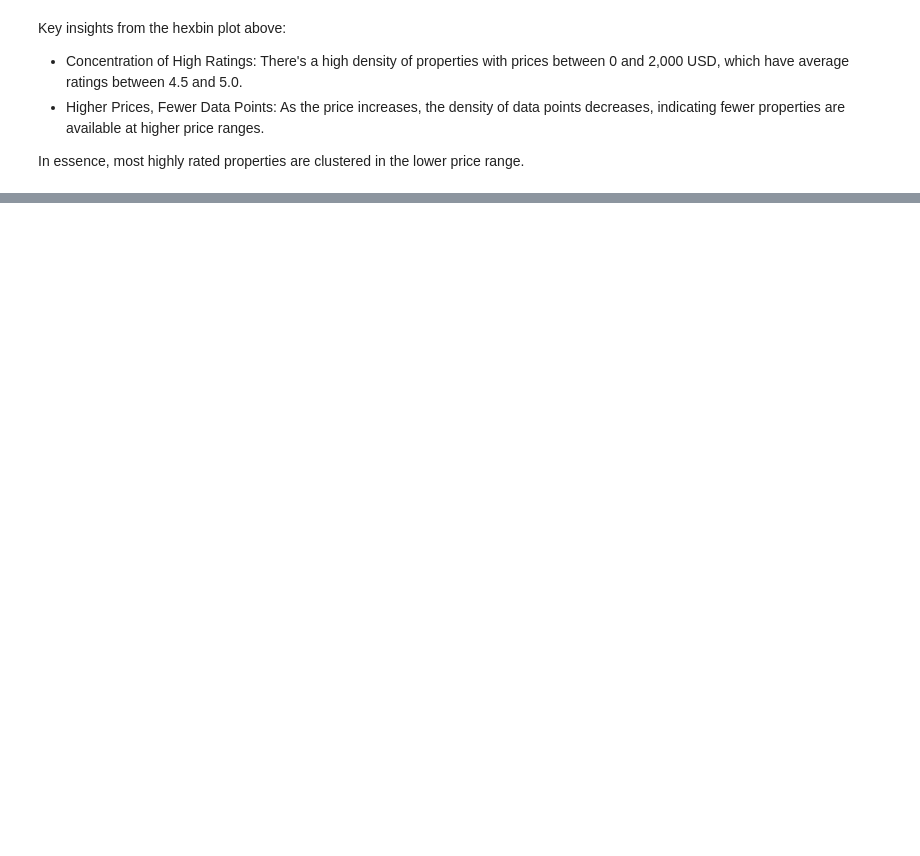
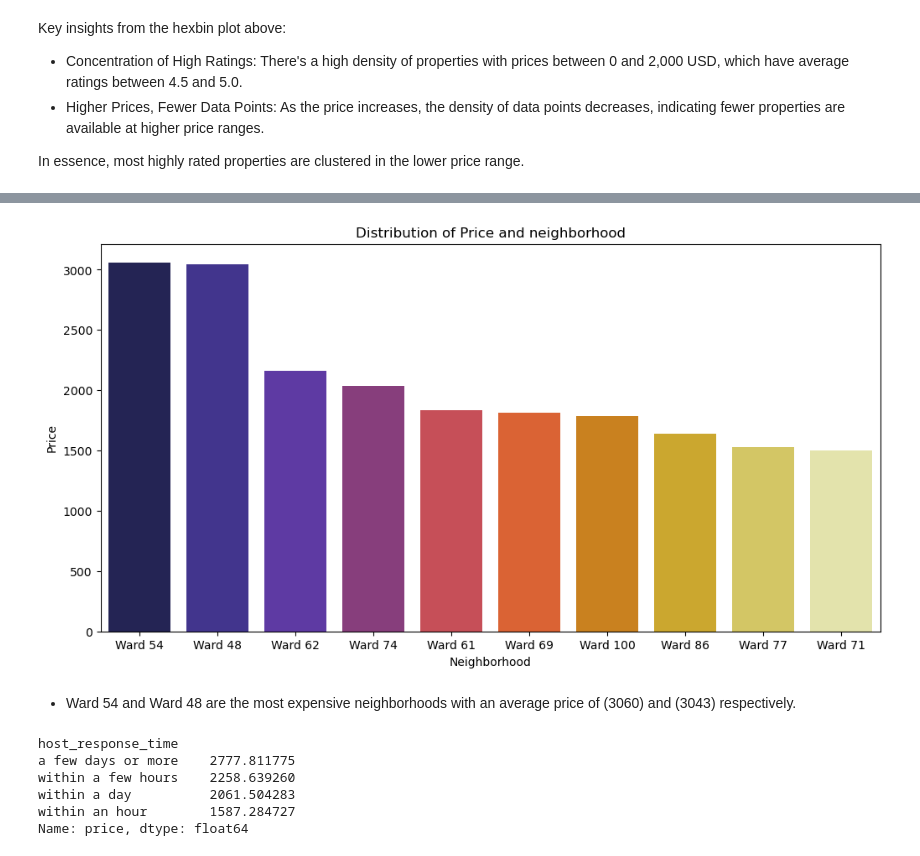
Before and after one commit to kev065/airbnb, a Jupyter notebook: notebook.ipynb, the cells around one changed output, grey strips where cells are left out. Saved outputs shown, nothing was run; the diff lists cells and outputs as text; code cells hidden in the pictures; blank space fills up the shorter version.

```diff
--- a/notebook.ipynb
+++ b/notebook.ipynb
@@ -755,0 +683,3 @@ In essence, most highly rated properties are clustered in the lower price range.
+# %%
+neighbourhood_price = capetown_airbnb_df.groupby('neighbourhood_cleansed')['price'].mean().sort_values(ascending=False)
+neighbourhood_price
@@ -755,0 +700,21 @@ In essence, most highly rated properties are clustered in the lower price range.
+# %%
+plt.figure(figsize=(12,6))
+sns.barplot(x=neighbourhood_price.index[:10], y=neighbourhood_price.values[:10], palette="CMRmap")
+plt.title('Distribution of Price and neighborhood')
+plt.ylabel('Price')
+plt.xlabel('Neighborhood')
+plt.show()
+# %% [output]
+[figure, added]
+# %% [markdown]
+- Ward 54 and Ward 48 are the most expensive neighborhoods with an average price of (3060) and (3043) respectively.
+# %%
+host_response_price = capetown_airbnb_df.groupby('host_response_time')['price'].mean().sort_values(ascending=False)
+host_response_price
+# %% [output]
+host_response_time
+a few days or more    2777.811775
+within a few hours    2258.639260
+within a day          2061.504283
+within an hour        1587.284727
+Name: price, dtype: float64
```
Also changed, not shown: parts of 66 cells of this notebook.
